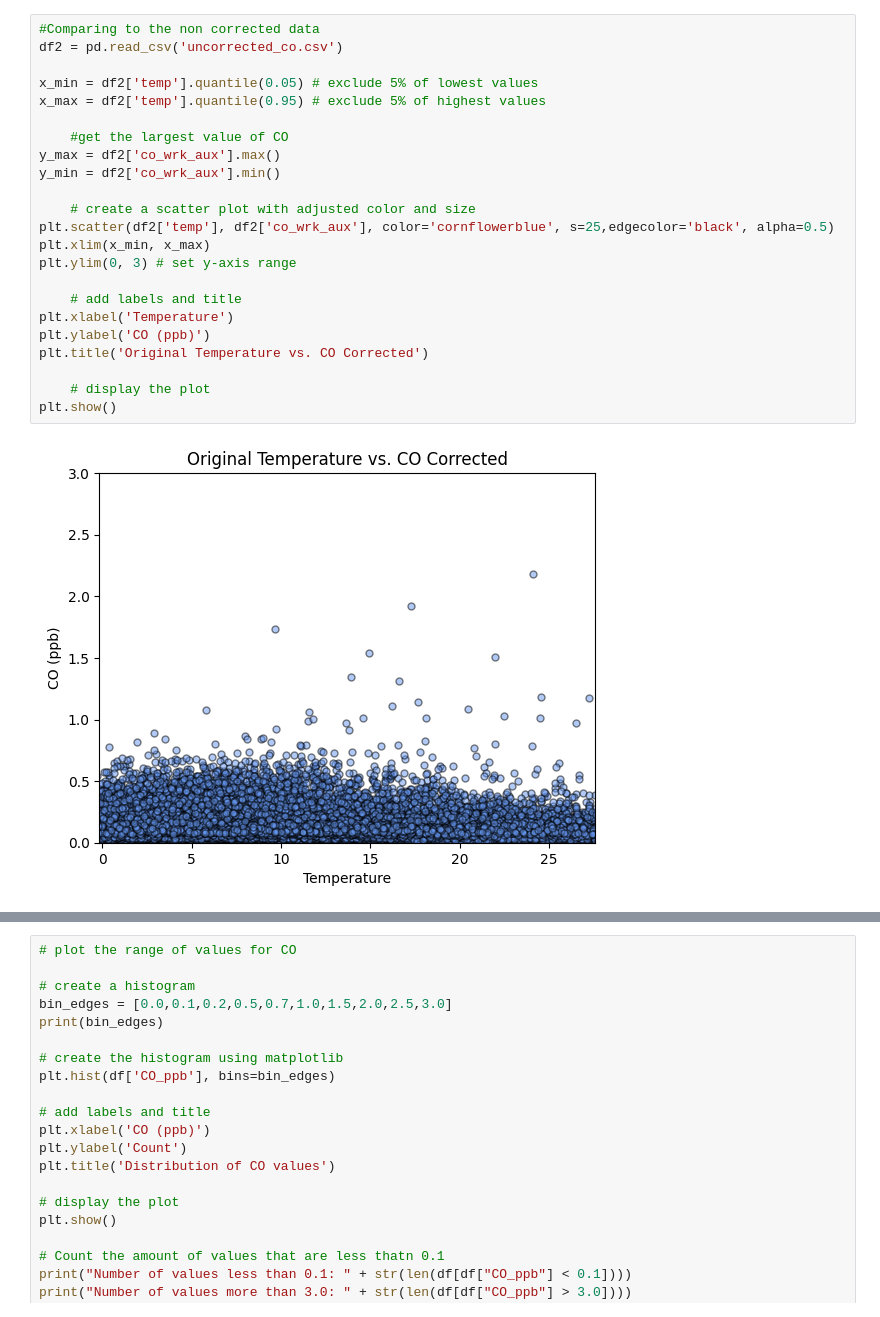
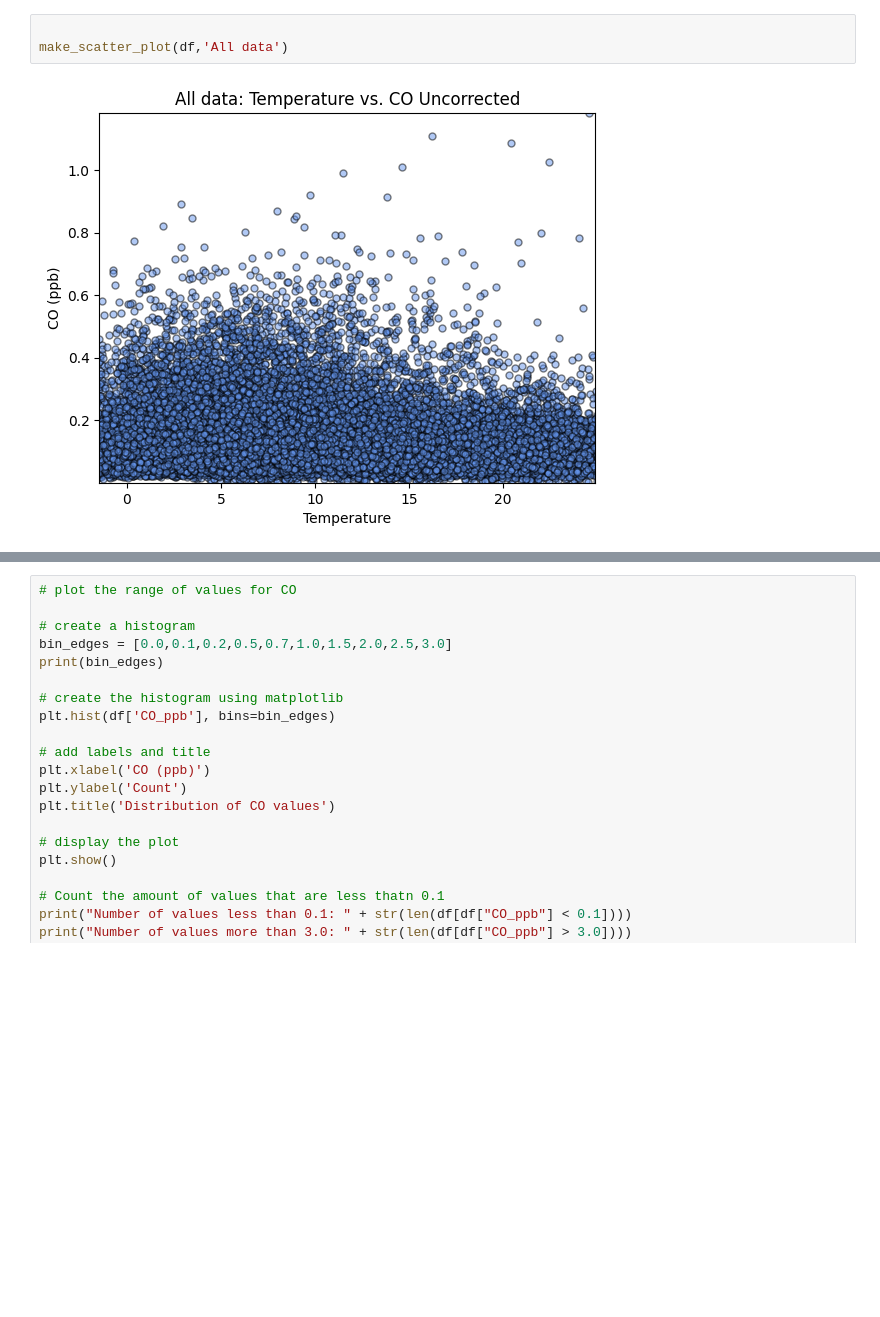
Before and after one commit to livgimenes/calibrations-scr-breathe-pvd, a Jupyter notebook: co/results.ipynb, the cells around one changed output, grey strips where cells are left out. Saved outputs shown, nothing was run; the diff lists cells and outputs as text; blank space fills up the shorter version.

```diff
--- a/co/results.ipynb
+++ b/co/results.ipynb
@@ -155,28 +81,8 @@ make_plot(df,'All data')
-# %%
-#Comparing to the non corrected data
-df2 = pd.read_csv('uncorrected_co.csv')
-
-x_min = df2['temp'].quantile(0.05) # exclude 5% of lowest values
-x_max = df2['temp'].quantile(0.95) # exclude 5% of highest values
-
-    #get the largest value of CO
-y_max = df2['co_wrk_aux'].max()
-y_min = df2['co_wrk_aux'].min()
-
-    # create a scatter plot with adjusted color and size
-plt.scatter(df2['temp'], df2['co_wrk_aux'], color='cornflowerblue', s=25,edgecolor='black', alpha=0.5)
-plt.xlim(x_min, x_max)
-plt.ylim(0, 3) # set y-axis range
-
-    # add labels and title
-plt.xlabel('Temperature')
-plt.ylabel('CO (ppb)')
-plt.title('Original Temperature vs. CO Corrected')
-
-    # display the plot
-plt.show()
-# %% [output]
-[figure, removed]
+# %%
+
+make_scatter_plot(df,'All data')
+# %% [output]
+[figure, added]
 # %%
 #display the plots for each of the nodes
 
```
Also changed, not shown: parts of 12 cells of this notebook, 5 other files.
